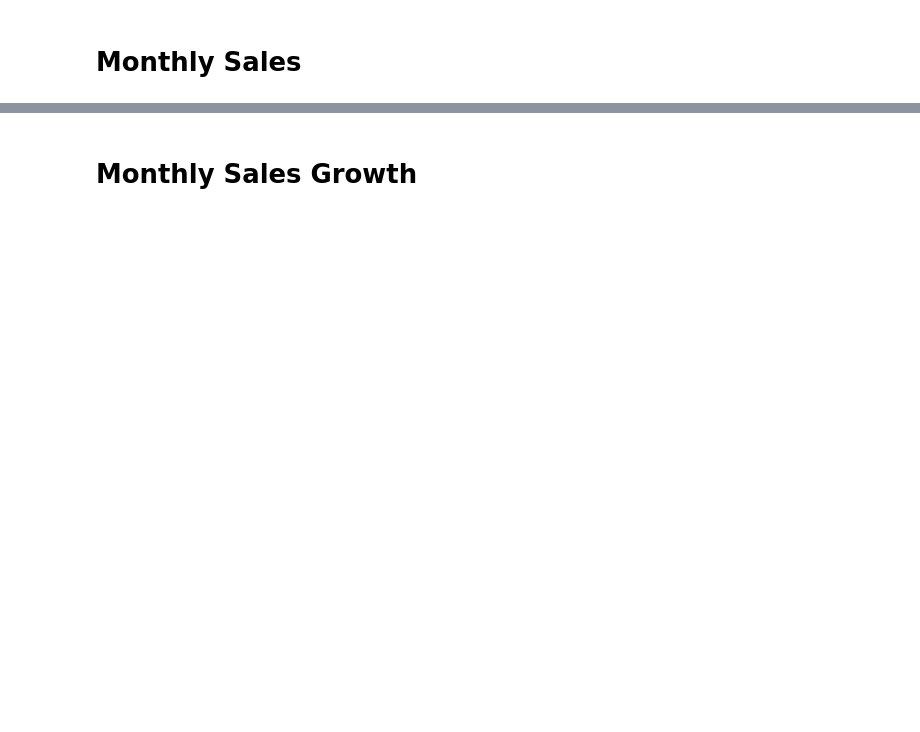
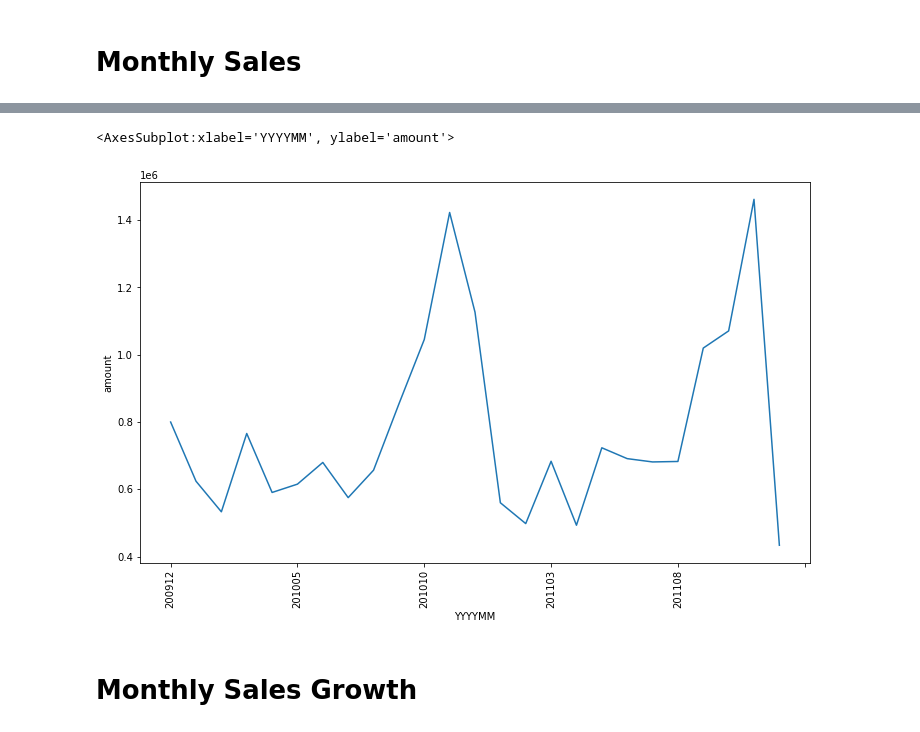
Before and after one commit to jarviscanada/jarvis_data_eng_HarikrishnaPillai, a Jupyter notebook: python_data_analytics/python_data_wrangling/retail_data_analytics_wrangling.ipynb, the cells around one changed output, grey strips where cells are left out. Cells and saved outputs as stored; diff of their text form; code cells hidden in the pictures; blank space fills up the shorter version.

```diff
--- a/python_data_analytics/python_data_wrangling/retail_data_analytics_wrangling.ipynb
+++ b/python_data_analytics/python_data_wrangling/retail_data_analytics_wrangling.ipynb
@@ -72,0 +77,9 @@ AttributeError: 'function' object has no attribute 'head'
+# %%
+#Alter the datatypes for specific data columns.
+
+retail_df["quantity"] = pd.to_numeric(retail_df["quantity"])
+retail_df["invoice_date"] = pd.to_datetime(retail_df["invoice_date"])
+retail_df["price"] = pd.to_numeric(retail_df["price"])
+retail_df["customer_id"] = pd.to_numeric(retail_df["customer_id"])
+retail_df = retail_df.astype({"invoice_date":'datetime64'},copy=True)
+retail_df.dtypes
@@ -121,2 +212,11 @@ AttributeError: 'function' object has no attribute 'head'
+# %%
+monthly_df = retail_df.copy()
+# %%
+sale_amount = (monthly_df["quantity"] * monthly_df["price"]).groupby(monthly_df["YYYYMM"]).sum()
+
+sale_amount.plot(use_index=True, kind='line', figsize=(12,7), rot=90, ylabel="amount" )
+# %% [output]
+<AxesSubplot:xlabel='YYYYMM', ylabel='amount'>
+[figure, added]
 # %% [markdown]
 # Monthly Sales Growth
```
Also changed, not shown: parts of 30 cells of this notebook, 2 other files.
